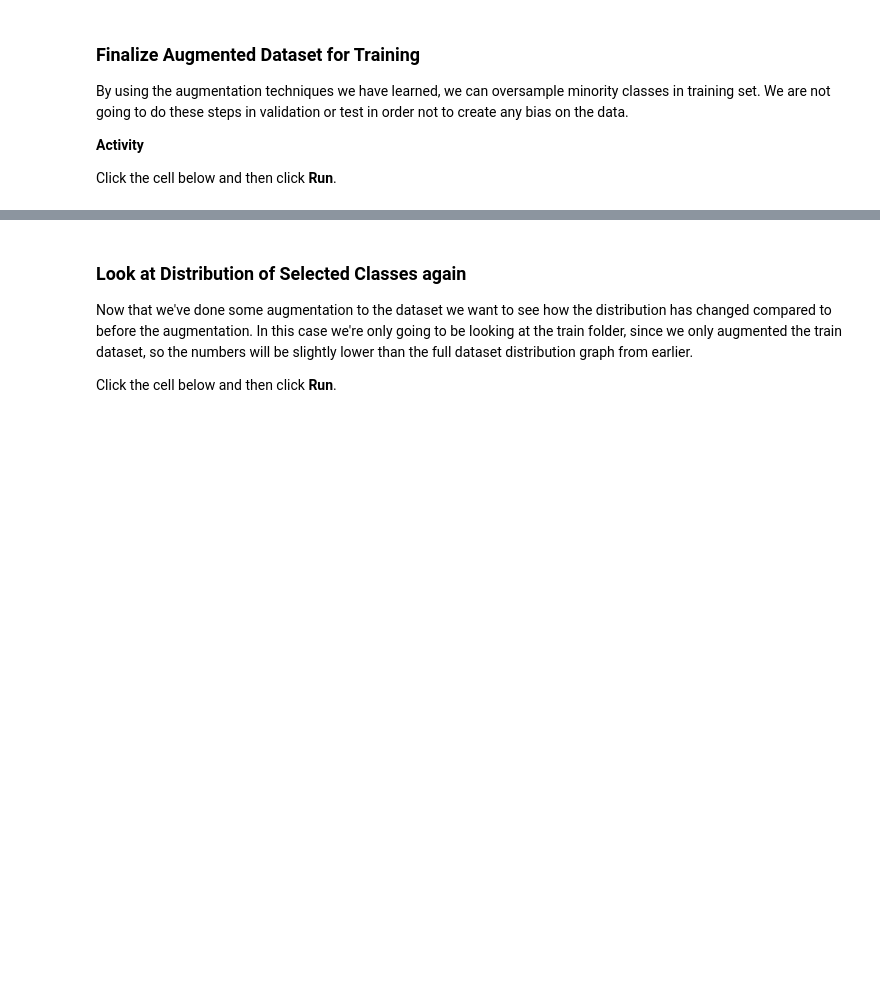
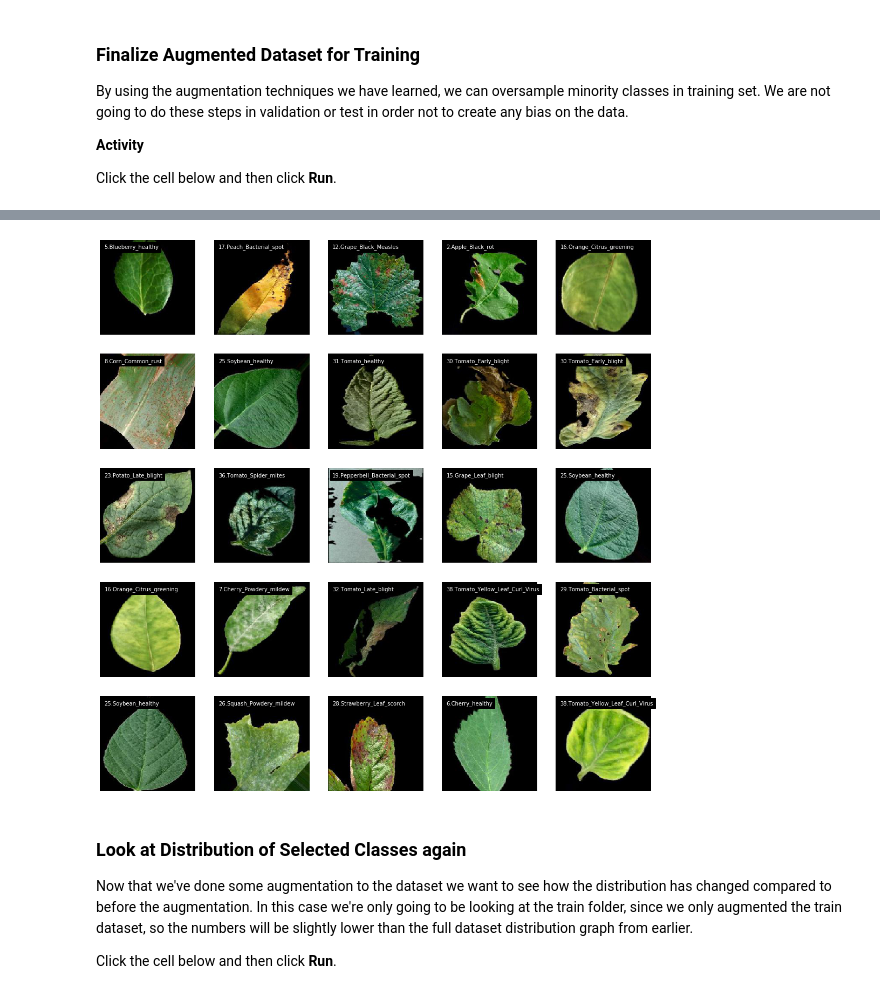
Before and after one commit to sanjeeviisl/biocaffe, a Jupyter notebook: notebook/LeafDetect_Data_Analysis.ipynb, the cells around one changed output, grey strips where cells are left out. Drawn from its saved outputs; the diff is of its cells as text; code cells hidden in the pictures; blank space fills up the shorter version.

```diff
--- a/notebook/LeafDetect_Data_Analysis.ipynb
+++ b/notebook/LeafDetect_Data_Analysis.ipynb
@@ -323,15 +385,17 @@ Click the cell below and then click **Run**.
 # %%
 from functools import partial
 
 #Resize Images
 if __name__ == '__main__':
     pool = Pool()
     image_list = glob.glob(train_folder + "/*/*")
-    func = partial(vmmr_utils.resize_image, size=299)
+    func = partial(vmmr_utils.resize_image, size=224)
     pool.map(func, image_list)
     pool.close()
 
 vmmr_utils.display_images(train_folder)
+# %% [output]
+[figure, added]
 # %% [markdown]
 ### Look at Distribution of Selected Classes again
 
```
Also changed, not shown: parts of 7 cells of this notebook, 1 other file.
